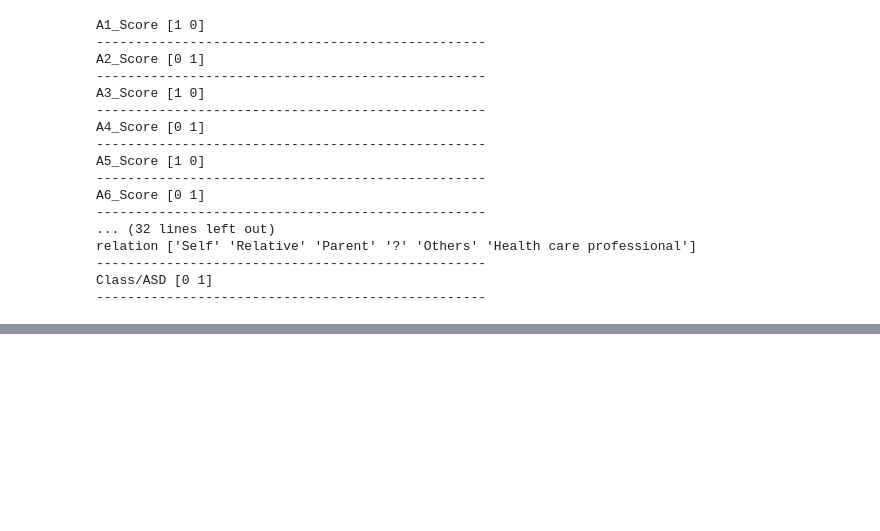
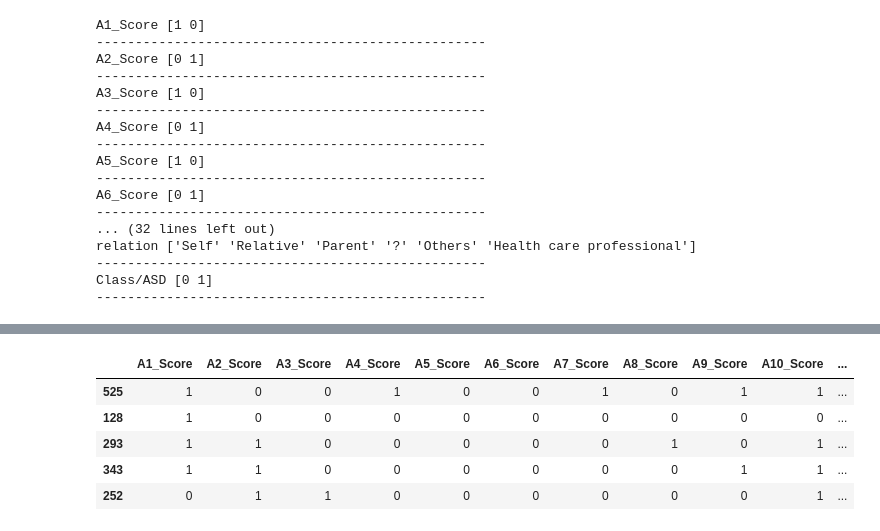
Before and after one commit to kamijoseph/Autism-Model, a Jupyter notebook: notebooks/main.ipynb, the cells around one changed output, grey strips where cells are left out. Cells and saved outputs as stored; diff of their text form; code cells hidden in the pictures; blank space fills up the shorter version.

```diff
--- a/notebooks/main.ipynb
+++ b/notebooks/main.ipynb
@@ -163,0 +178,9 @@ Class/ASD [0 1]
+# %%
+data.sample(5)
+# %% [output]
+|  | A1_Score | A2_Score | A3_Score | A4_Score | A5_Score | A6_Score | A7_Score | A8_Score | A9_Score | A10_Score | ... |
+| 525 | 1 | 0 | 0 | 1 | 0 | 0 | 1 | 0 | 1 | 1 | ... |
+| 128 | 1 | 0 | 0 | 0 | 0 | 0 | 0 | 0 | 0 | 0 | ... |
+| 293 | 1 | 1 | 0 | 0 | 0 | 0 | 0 | 1 | 0 | 1 | ... |
+| 343 | 1 | 1 | 0 | 0 | 0 | 0 | 0 | 0 | 1 | 1 | ... |
+| 252 | 0 | 1 | 1 | 0 | 0 | 0 | 0 | 0 | 0 | 1 | ... |
```
Also changed, not shown: parts of 2 cells of this notebook.
